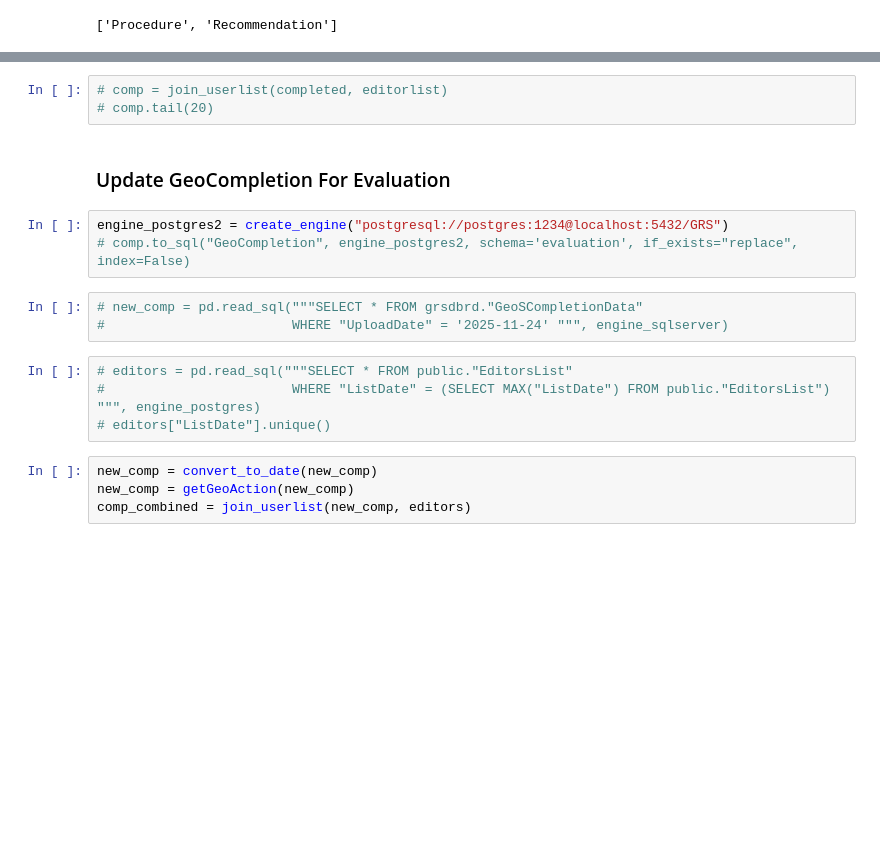
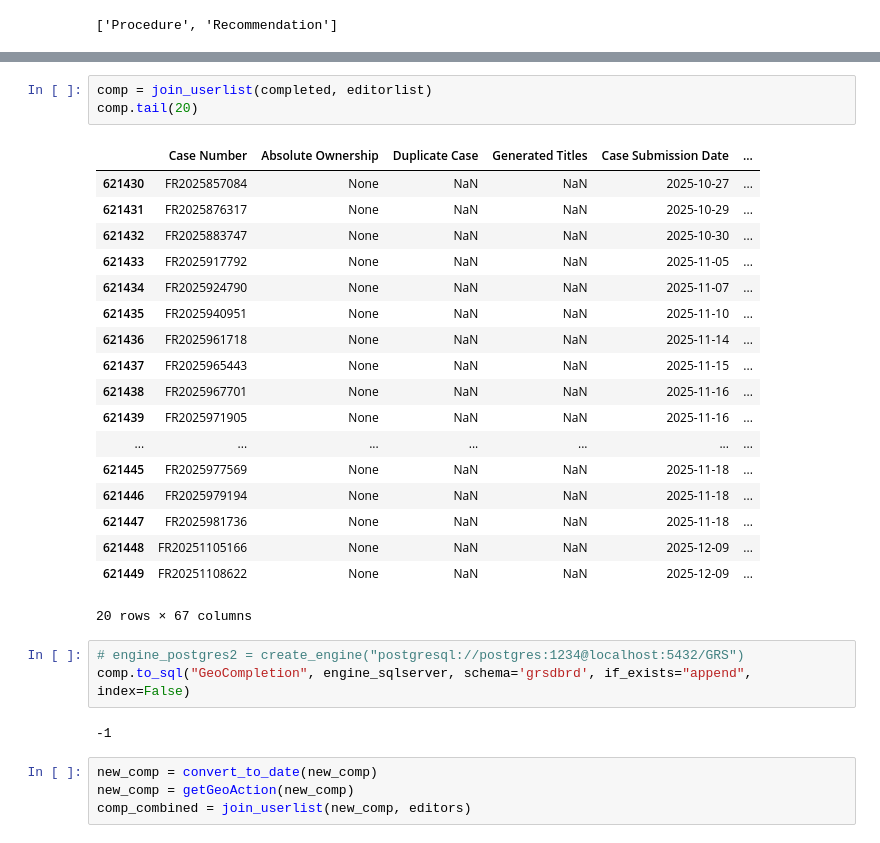
Before and after one commit to AymanSD/Editors-Evaluation, a Jupyter notebook: Evaluation.ipynb, the cells around one changed output, grey strips where cells are left out. Cells and saved outputs as stored; diff of their text form; blank space fills up the shorter version.

```diff
--- a/Evaluation.ipynb
+++ b/Evaluation.ipynb
@@ -362,18 +363,30 @@ editorlist.tail()
 # %%
-# comp = join_userlist(completed, editorlist)
-# comp.tail(20)
+comp = join_userlist(completed, editorlist)
+comp.tail(20)
+# %% [output]
+|  | Case Number | Absolute Ownership | Duplicate Case | Generated Titles | Case Submission Date | ... |
+| 621430 | FR2025857084 | None | NaN | NaN | 2025-10-27 | ... |
+| 621431 | FR2025876317 | None | NaN | NaN | 2025-10-29 | ... |
+| 621432 | FR2025883747 | None | NaN | NaN | 2025-10-30 | ... |
+| 621433 | FR2025917792 | None | NaN | NaN | 2025-11-05 | ... |
+| 621434 | FR2025924790 | None | NaN | NaN | 2025-11-07 | ... |
+| 621435 | FR2025940951 | None | NaN | NaN | 2025-11-10 | ... |
+| 621436 | FR2025961718 | None | NaN | NaN | 2025-11-14 | ... |
+| 621437 | FR2025965443 | None | NaN | NaN | 2025-11-15 | ... |
+| 621438 | FR2025967701 | None | NaN | NaN | 2025-11-16 | ... |
+| 621439 | FR2025971905 | None | NaN | NaN | 2025-11-16 | ... |
+| ... | ... | ... | ... | ... | ... | ... |
+| 621445 | FR2025977569 | None | NaN | NaN | 2025-11-18 | ... |
+| 621446 | FR2025979194 | None | NaN | NaN | 2025-11-18 | ... |
+| 621447 | FR2025981736 | None | NaN | NaN | 2025-11-18 | ... |
+| 621448 | FR20251105166 | None | NaN | NaN | 2025-12-09 | ... |
+| 621449 | FR20251108622 | None | NaN | NaN | 2025-12-09 | ... |
+20 rows × 67 columns
-# %% [markdown]
-### Update GeoCompletion For Evaluation
 # %%
-engine_postgres2 = create_engine("postgresql://postgres:1234@localhost:5432/GRS")
-# comp.to_sql("GeoCompletion", engine_postgres2, schema='evaluation', if_exists="replace", index=False)
+# engine_postgres2 = create_engine("postgresql://postgres:1234@localhost:5432/GRS")
+comp.to_sql("GeoCompletion", engine_sqlserver, schema='grsdbrd', if_exists="append", index=False)
+# %% [output]
+-1
-# %%
-# new_comp = pd.read_sql("""SELECT * FROM grsdbrd."GeoSCompletionData"
-#                        WHERE "UploadDate" = '2025-11-24' """, engine_sqlserver)
-# %%
-# editors = pd.read_sql("""SELECT * FROM public."EditorsList"
-#                        WHERE "ListDate" = (SELECT MAX("ListDate") FROM public."EditorsList") """, engine_postgres)
-# editors["ListDate"].unique()
 # %%
 new_comp = convert_to_date(new_comp)
 new_comp = getGeoAction(new_comp)
```
Also changed, not shown: parts of 21 cells of this notebook, 6 other files.
